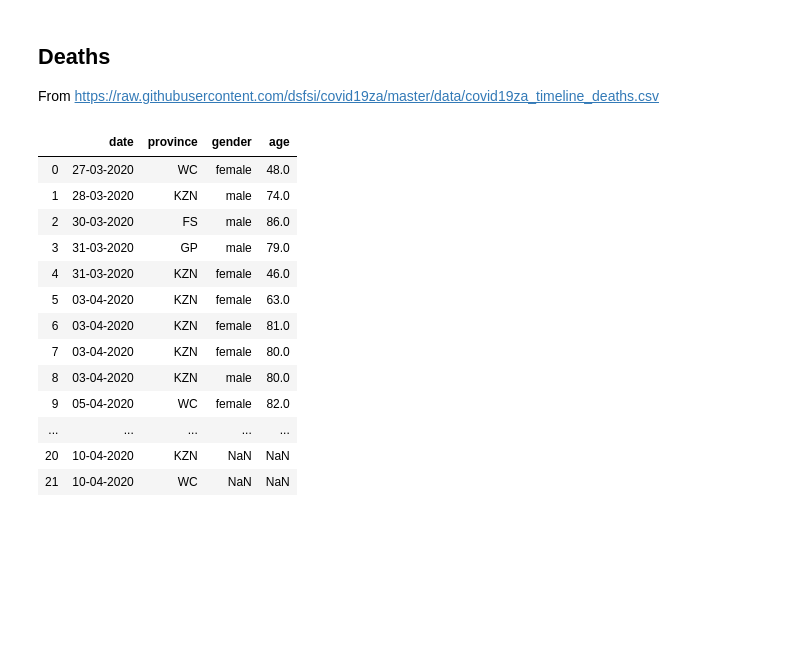
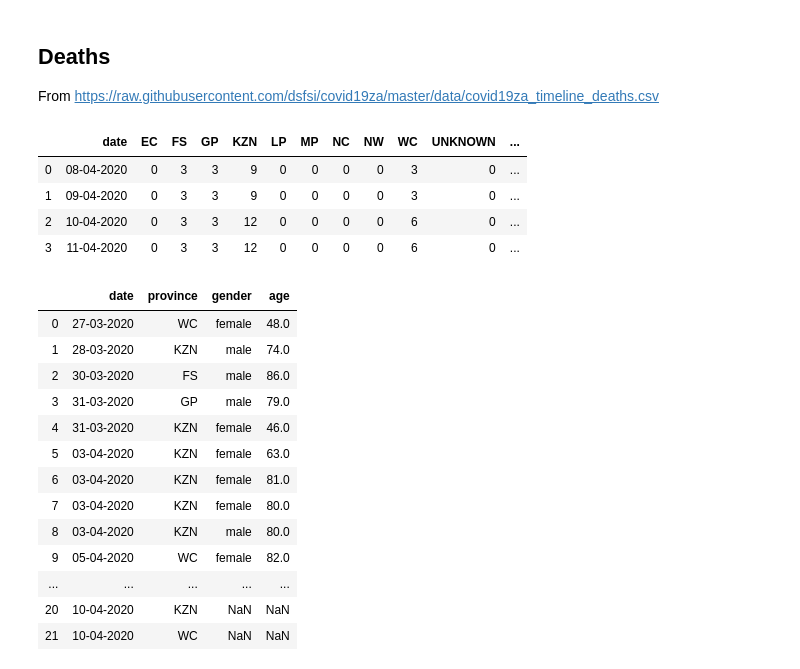
Before and after one commit to SimonRosen173/Covid19SAData, a Jupyter notebook: Data_Preprocessing.ipynb, the cells around one changed output. Drawn from its saved outputs; the diff is of its cells as text; code cells hidden in the pictures; blank space fills up the shorter version.

```diff
--- a/Data_Preprocessing.ipynb
+++ b/Data_Preprocessing.ipynb
@@ -584,6 +584,19 @@ recovered_data.to_csv('data/recovered_data.csv')
 # %% [markdown]
 ## Deaths
 From https://raw.githubusercontent.com/dsfsi/covid19za/master/data/covid19za_timeline_deaths.csv
+# %%
+deaths_data_prov_url = "https://raw.githubusercontent.com/dsfsi/covid19za/master/data/covid19za_provincial_cumulative_timeline_deaths.csv"
+deaths_data_prov_req = requests.get(deaths_data_prov_url).content
+
+deaths_prov_data = pd.read_csv(io.StringIO(deaths_data_prov_req.decode('utf-8'))).drop("YYYYMMDD", axis =1)
+
+deaths_prov_data
+# %% [output]
+|  | date | EC | FS | GP | KZN | LP | MP | NC | NW | WC | UNKNOWN | ... |
+| 0 | 08-04-2020 | 0 | 3 | 3 | 9 | 0 | 0 | 0 | 0 | 3 | 0 | ... |
+| 1 | 09-04-2020 | 0 | 3 | 3 | 9 | 0 | 0 | 0 | 0 | 3 | 0 | ... |
+| 2 | 10-04-2020 | 0 | 3 | 3 | 12 | 0 | 0 | 0 | 0 | 6 | 0 | ... |
+| 3 | 11-04-2020 | 0 | 3 | 3 | 12 | 0 | 0 | 0 | 0 | 6 | 0 | ... |
 # %%
 deaths_data_url = "https://raw.githubusercontent.com/dsfsi/covid19za/master/data/covid19za_timeline_deaths.csv"
 deaths_data_req = requests.get(deaths_data_url).content
```
Also changed, not shown: parts of 9 cells of this notebook, 4 other files.
